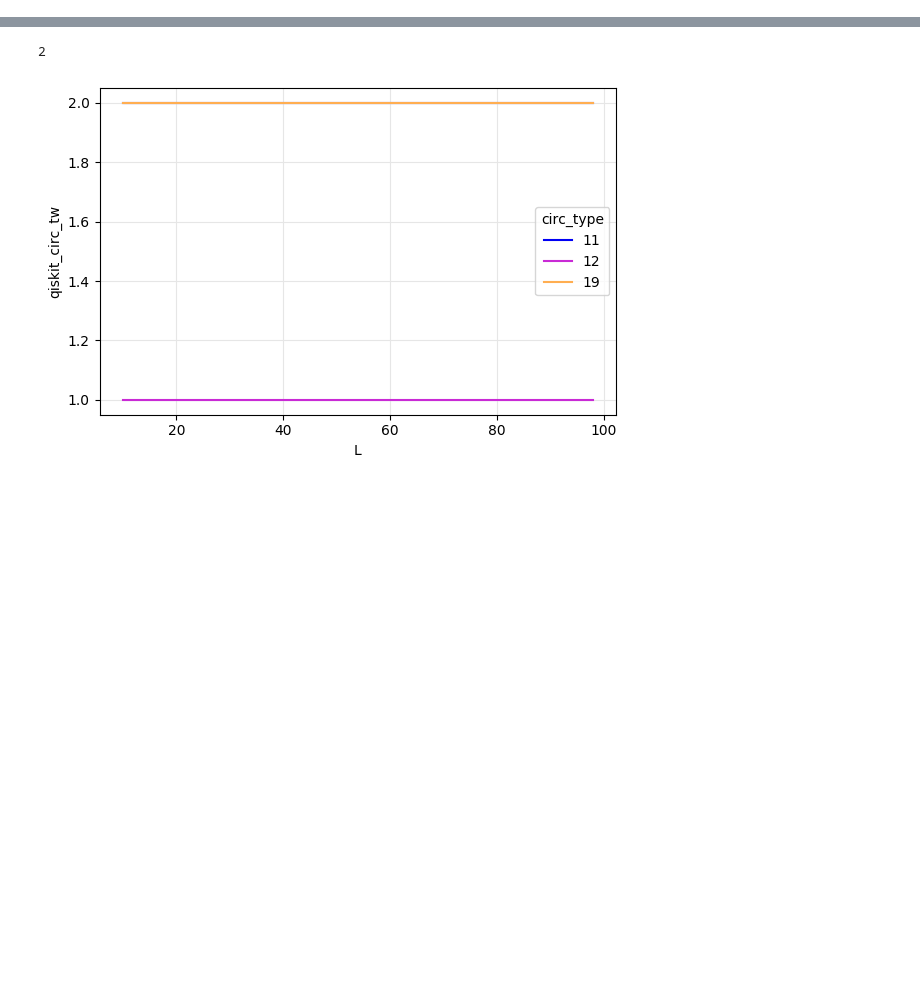
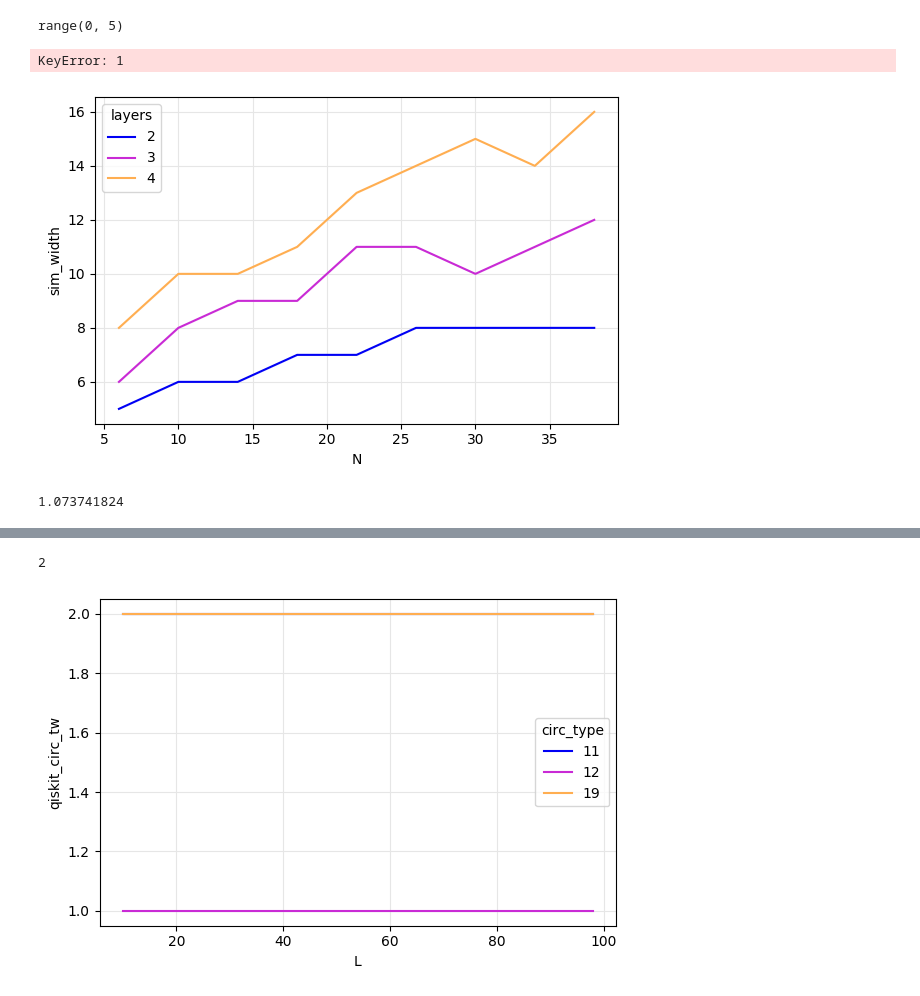
Before and after one commit to danlkv/quantum_autoencoder_qtensor, a Jupyter notebook: notebooks/AutoencoderCircuits-ScalingTest2.ipynb, the cells around one changed output, grey strips where cells are left out. Drawn from its saved outputs; the diff is of its cells as text; code cells hidden in the pictures; blank space fills up the shorter version.

```diff
--- a/notebooks/AutoencoderCircuits-ScalingTest2.ipynb
+++ b/notebooks/AutoencoderCircuits-ScalingTest2.ipynb
@@ -19,0 +80,3 @@ layers=2
+# %%
+from cartesian_explorer import Explorer
+ex = Explorer()
@@ -19,0 +103,15 @@ layers=2
+# %%
+fig = ex.plot_variables('sim_width', layers=[2,3,4], N=range(6, 40, 4))
+# %% [output]
+range(0, 5)
+KeyError: 1
+# %%
+fig = ex.plot_variables('sim_width', layers=[2,3,4], N=range(6, 40, 4), latent_qubits=[0])
+# %% [output]
+[figure, added]
+# %%
+width = 26
+bytes_in_number = 16
+2**width * bytes_in_number/1e9
+# %% [output]
+1.073741824
```
Also changed, not shown: parts of 10 cells of this notebook.
